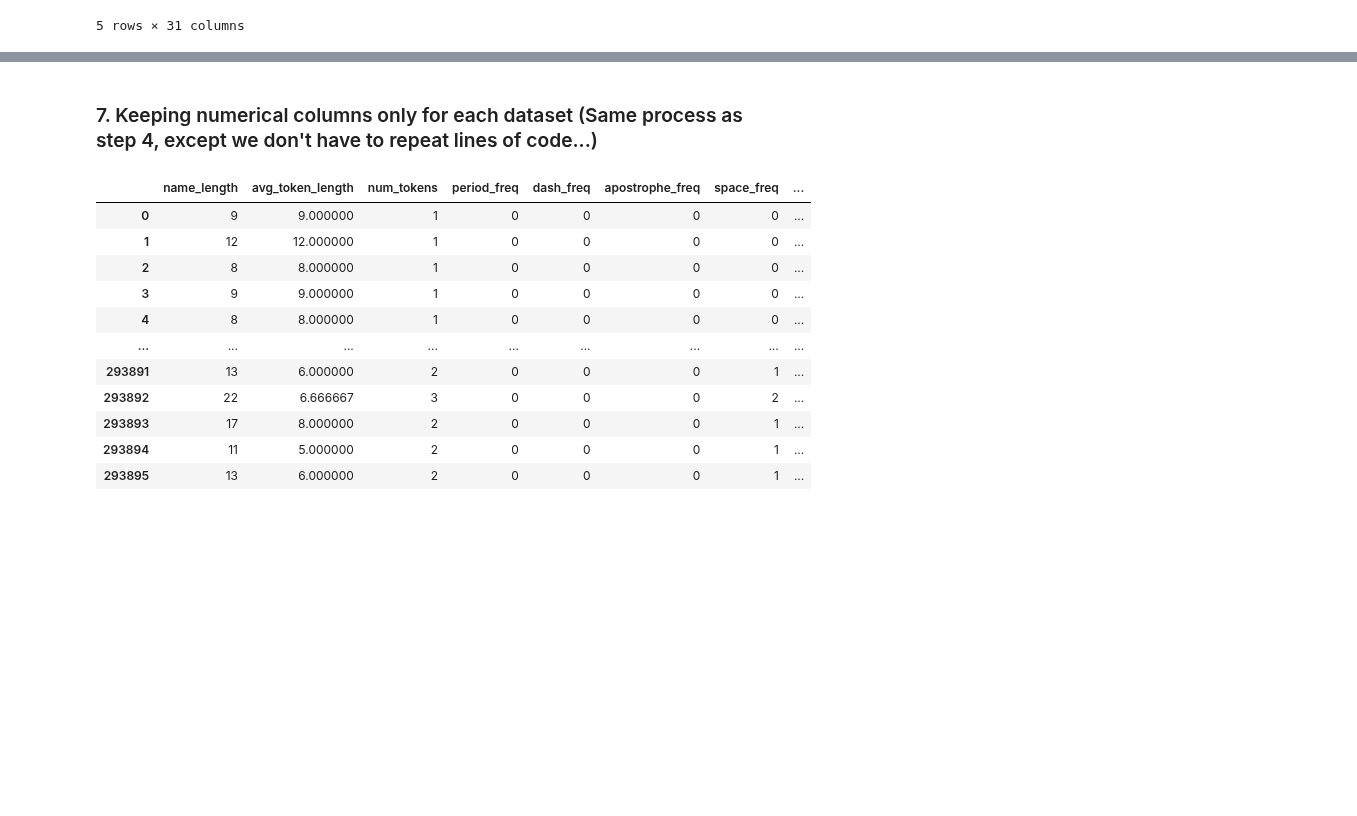
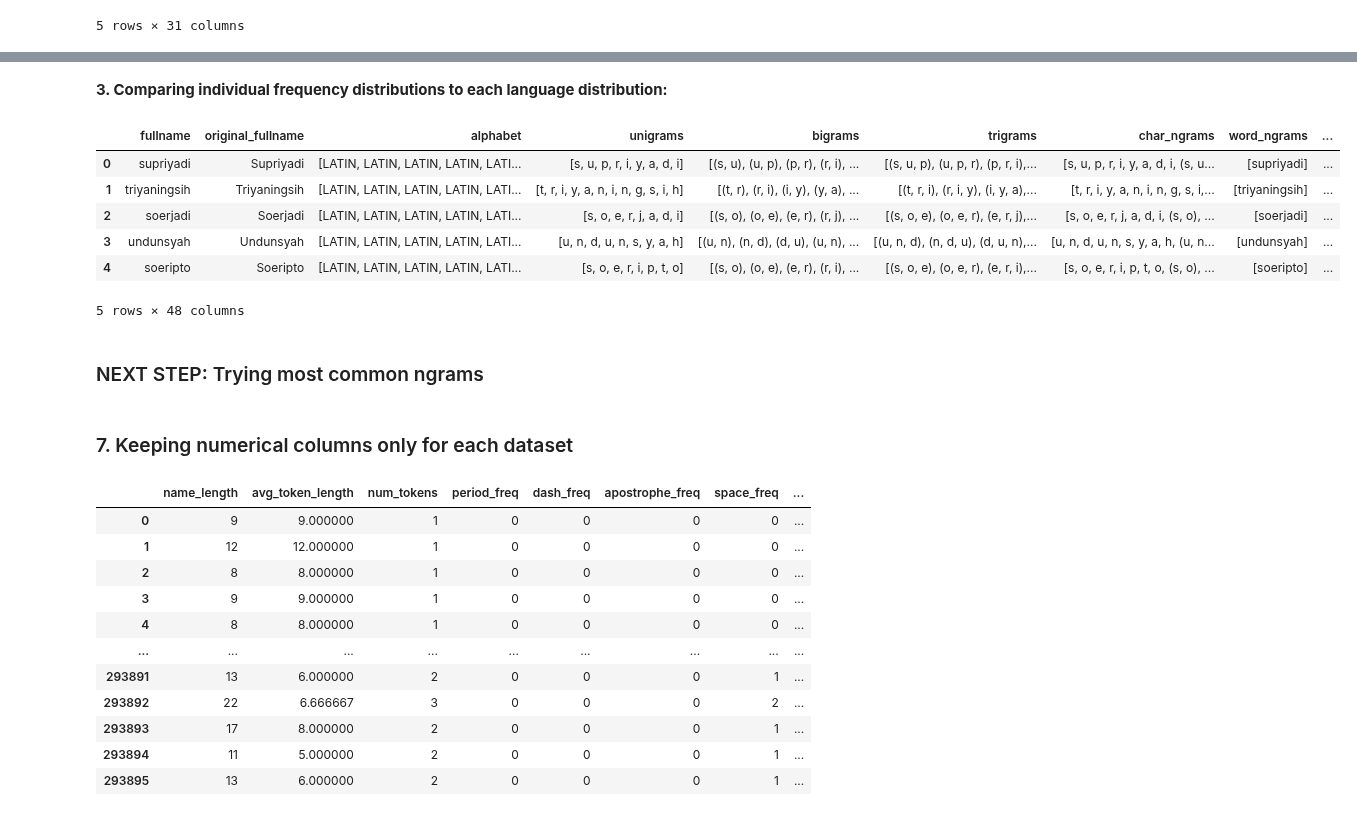
Before and after one commit to Exiger-project/Name_Of_Origin_Project-, a Jupyter notebook: DataConsolidation.ipynb, the cells around one changed output, grey strips where cells are left out. Saved outputs shown, nothing was run; the diff lists cells and outputs as text; code cells hidden in the pictures; blank space fills up the shorter version.

```diff
--- a/DataConsolidation.ipynb
+++ b/DataConsolidation.ipynb
@@ -709,0 +845,8 @@ print('# unique characters without transliteration:', len(unigram_fdist))
+# %%
+# MUST BE IN SAME ORDER AS ABOVE
+all_langs = ['indo', 'malay', 'viet', 'chinese', 'turk', 'korean', 'japan', 'arab_rom', 'eng', 'french', 'german', 'ital', 'portug', 'span']
+# %%
+lang_fdists = []
+for df in ngrams_dfs:
+    lang_fdists.append(create_lang_gram_distribution(initialized_unigrams, df, 'unigrams'))
+lang_fdists
@@ -724,5 +894,12 @@ merged_df['indiv_unigrams_fdist'] = merged_df['unigrams'].apply(lambda grams_lis
+# %% [markdown]
+**3. Comparing individual frequency distributions to each language distribution:**
 # %%
 # This cell cannot be run more than once!
 # Converting fdists to numpy arrays first so we can pass them into cosine_similarity
 merged_df['indiv_unigrams_fdist'] = merged_df['indiv_unigrams_fdist'].apply(lambda fdist: np.fromiter(fdist.values(), dtype = float).reshape(1, -1))
 unigram_fdist = np.fromiter(unigram_fdist.values(), dtype = float).reshape(1, -1)
+# %%
+# Converting language fdists to numpy arrays
+lang_fdists_arr = []
+for fdist in lang_fdists:
+    lang_fdists_arr.append(np.fromiter(fdist.values(), dtype = float).reshape(1, -1))
@@ -729,8 +908,22 @@ unigram_fdist = np.fromiter(unigram_fdist.values(), dtype = float).reshape(1, -1
 # %%
-# Calculating cosine similarity
-merged_df['unigrams_cosine_sim'] = merged_df['indiv_unigrams_fdist'].apply(lambda fdist: cosine_similarity(fdist, unigram_fdist)[0][0])
+# Calculating cosine similarity between individual distributions and all languages
+for i, lang_fdist in enumerate(lang_fdists_arr):
+    curr_lang = all_langs[i]
+    merged_df[curr_lang + '_unigrams_cosine_sim'] = merged_df['indiv_unigrams_fdist'].apply(lambda indiv_fdist: cosine_similarity(indiv_fdist, lang_fdist)[0][0])
+# %%
+merged_df.head()
+# %% [output]
+|  | fullname | original_fullname | alphabet | unigrams | bigrams | trigrams | char_ngrams | word_ngrams | ... |
+| 0 | supriyadi | Supriyadi | [LATIN, LATIN, LATIN, LATIN, LATI... | [s, u, p, r, i, y, a, d, i] | [(s, u), (u, p), (p, r), (r, i), ... | [(s, u, p), (u, p, r), (p, r, i),... | [s, u, p, r, i, y, a, d, i, (s, u... | [supriyadi] | ... |
+| 1 | triyaningsih | Triyaningsih | [LATIN, LATIN, LATIN, LATIN, LATI... | [t, r, i, y, a, n, i, n, g, s, i, h] | [(t, r), (r, i), (i, y), (y, a), ... | [(t, r, i), (r, i, y), (i, y, a),... | [t, r, i, y, a, n, i, n, g, s, i,... | [triyaningsih] | ... |
+| 2 | soerjadi | Soerjadi | [LATIN, LATIN, LATIN, LATIN, LATI... | [s, o, e, r, j, a, d, i] | [(s, o), (o, e), (e, r), (r, j), ... | [(s, o, e), (o, e, r), (e, r, j),... | [s, o, e, r, j, a, d, i, (s, o), ... | [soerjadi] | ... |
+| 3 | undunsyah | Undunsyah | [LATIN, LATIN, LATIN, LATIN, LATI... | [u, n, d, u, n, s, y, a, h] | [(u, n), (n, d), (d, u), (u, n), ... | [(u, n, d), (n, d, u), (d, u, n),... | [u, n, d, u, n, s, y, a, h, (u, n... | [undunsyah] | ... |
+| 4 | soeripto | Soeripto | [LATIN, LATIN, LATIN, LATIN, LATI... | [s, o, e, r, i, p, t, o] | [(s, o), (o, e), (e, r), (r, i), ... | [(s, o, e), (o, e, r), (e, r, i),... | [s, o, e, r, i, p, t, o, (s, o), ... | [soeripto] | ... |
+5 rows × 48 columns
+# %% [markdown]
+### NEXT STEP: Trying most common ngrams
 # %% [markdown]
-### 7. Keeping numerical columns only for each dataset (Same process as step 4, except we don't have to repeat lines of code...)
+### 7. Keeping numerical columns only for each dataset
 # %%
 label_col = merged_df['language']
 merged_df = merged_df.select_dtypes(exclude = 'object')
```
Also changed, not shown: parts of 51 cells of this notebook, 1 other file.
